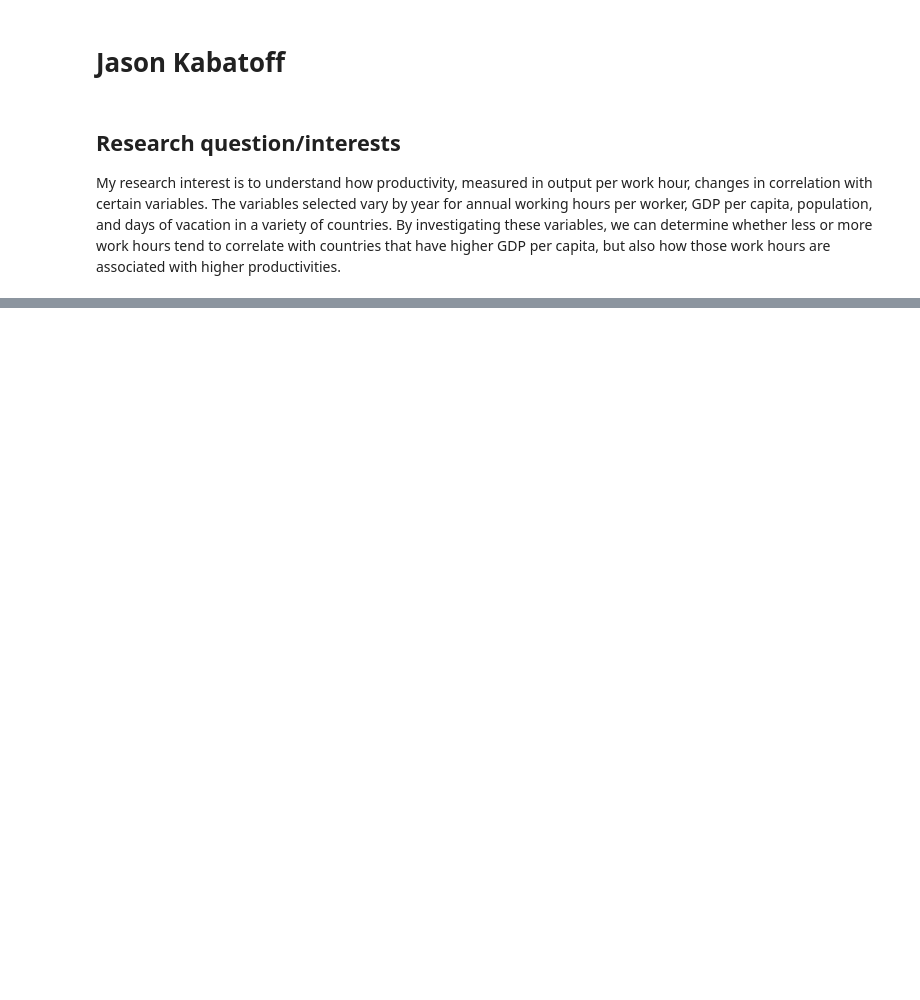
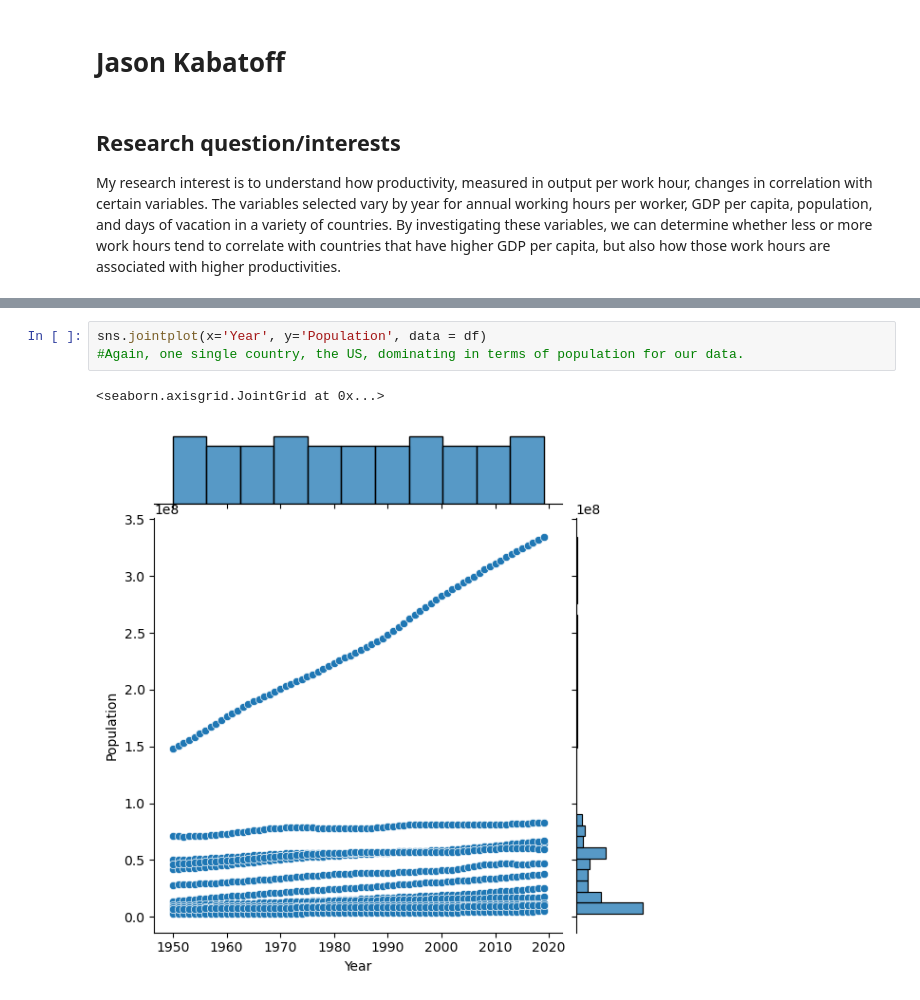
Before and after one commit to ubco-W2022T1-cosc301/project-group17, a Jupyter notebook: notebooks/analysis1.ipynb, the cells around one changed output, grey strips where cells are left out. Drawn from its saved outputs; the diff is of its cells as text; blank space fills up the shorter version.

```diff
--- a/notebooks/analysis1.ipynb
+++ b/notebooks/analysis1.ipynb
@@ -25,0 +84,6 @@ pd.read_csv("../data/processed/cleaned_combined_data.csv")
+# %%
+sns.jointplot(x='Year', y='Population', data = df)
+#Again, one single country, the US, dominating in terms of population for our data.
+# %% [output]
+<seaborn.axisgrid.JointGrid at 0x...>
+[figure, added]
```
Also changed, not shown: parts of 17 cells of this notebook, 1 other file.
